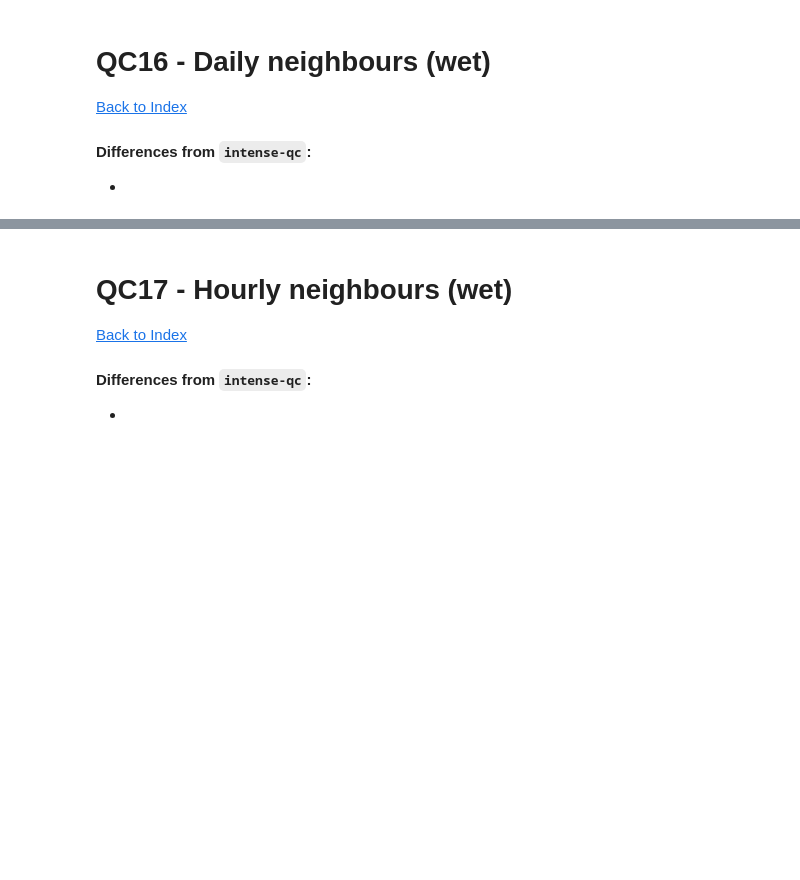
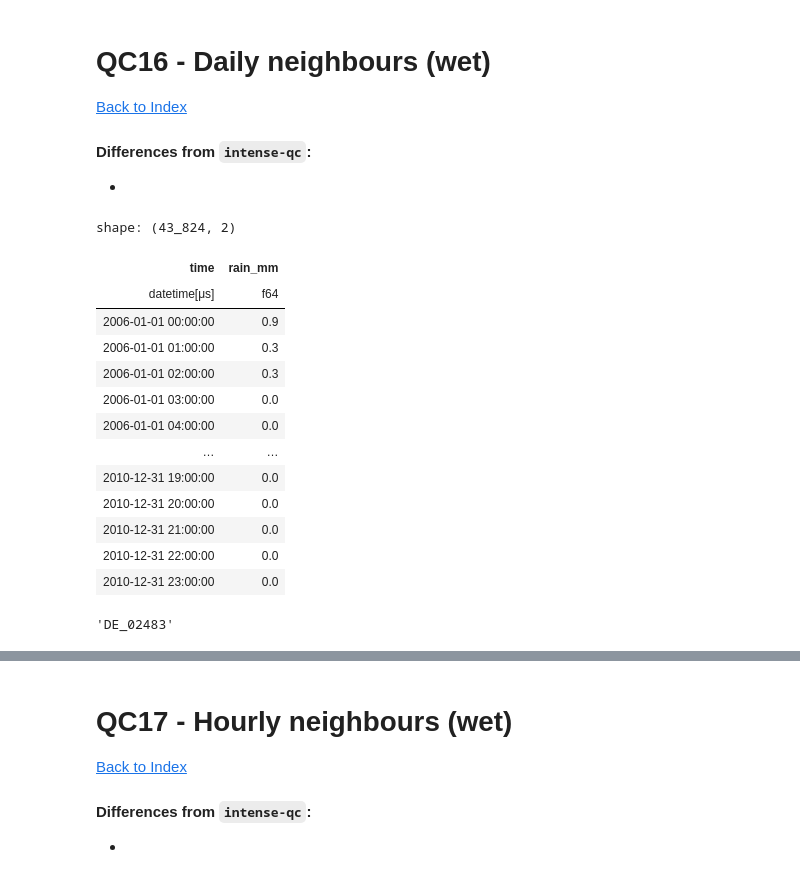
Before and after one commit to Thomasjkeel/RainfallQC-notebooks, a Jupyter notebook: notebooks/neighbour_checks.ipynb, the cells around one changed output, grey strips where cells are left out. Saved outputs shown, nothing was run; the diff lists cells and outputs as text; code cells hidden in the pictures; blank space fills up the shorter version.

Commit message:
set up target gauge variable

```diff
--- a/notebooks/neighbour_checks.ipynb
+++ b/notebooks/neighbour_checks.ipynb
@@ -47,0 +74,11 @@ def read_metadata(data_path):
+# %%
+rain_col = f'rain_{station_metadata['original_units']}'
+# %%
+## read in gauge data
+target_gauge = pl.read_csv('../data/gauge_data/DE_02483.txt', skip_rows=20, schema_overrides={rain_col: pl.Float64})
+# %%
+target_gauge = add_datetime_to_gauge_data(station_metadata, target_gauge, time_multiplying_factor=MULTIPLYING_FACTORS['hourly'])
+target_gauge = target_gauge.select(['time', rain_col]) ## Reorder (to look nice)
+# %%
+## make no data vals nans
+target_gauge = target_gauge.with_columns(pl.when(pl.col(rain_col) == int(station_metadata['no_data_value'])).then(np.nan).otherwise(pl.col(rain_col)).alias(rain_col))
@@ -362,3 +379,24 @@ shape: (43_824, 2)
 
 #### Differences from `intense-qc`:
 -
+# %%
+target_gauge
+# %% [output]
+shape: (43_824, 2)
+| time | rain_mm |
+| datetime[μs] | f64 |
+| 2006-01-01 00:00:00 | 0.9 |
+| 2006-01-01 01:00:00 | 0.3 |
+| 2006-01-01 02:00:00 | 0.3 |
+| 2006-01-01 03:00:00 | 0.0 |
+| 2006-01-01 04:00:00 | 0.0 |
+| … | … |
+| 2010-12-31 19:00:00 | 0.0 |
+| 2010-12-31 20:00:00 | 0.0 |
+| 2010-12-31 21:00:00 | 0.0 |
+| 2010-12-31 22:00:00 | 0.0 |
+| 2010-12-31 23:00:00 | 0.0 |
+# %%
+TARGET_STATION_ID
+# %% [output]
+'DE_02483'
```
Also changed, not shown: parts of 25 cells of this notebook.
